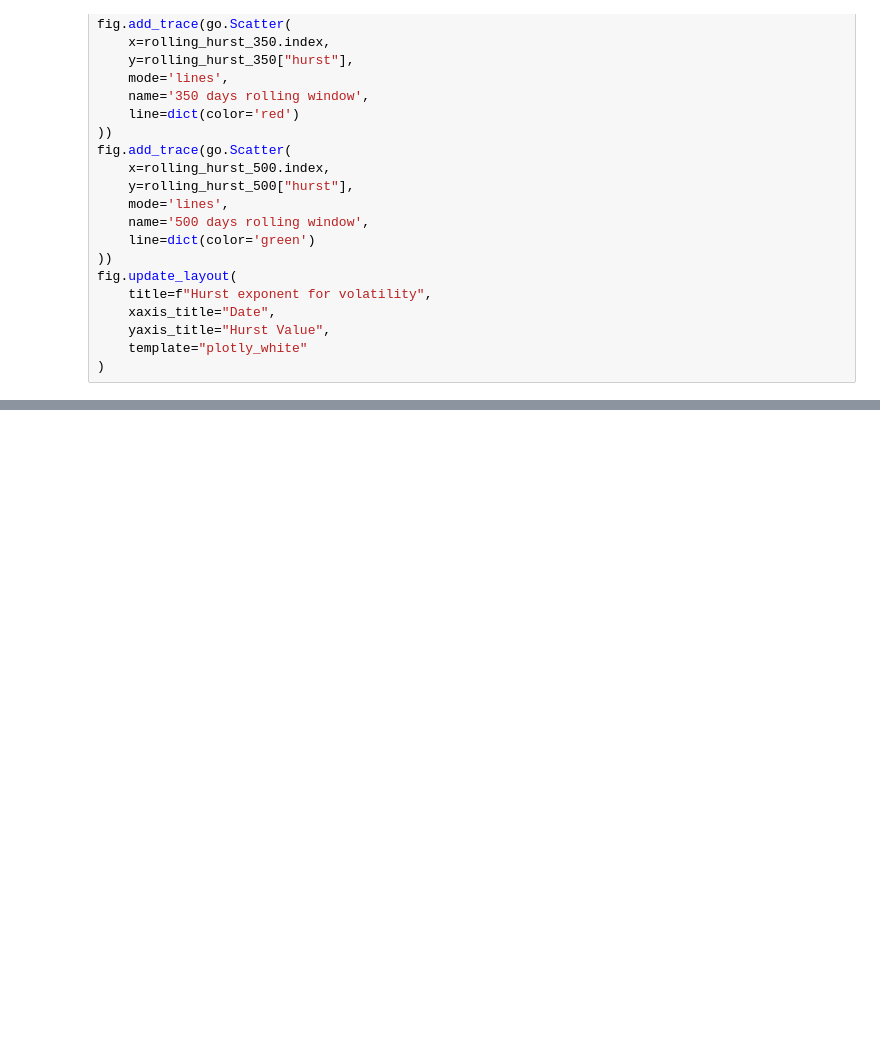
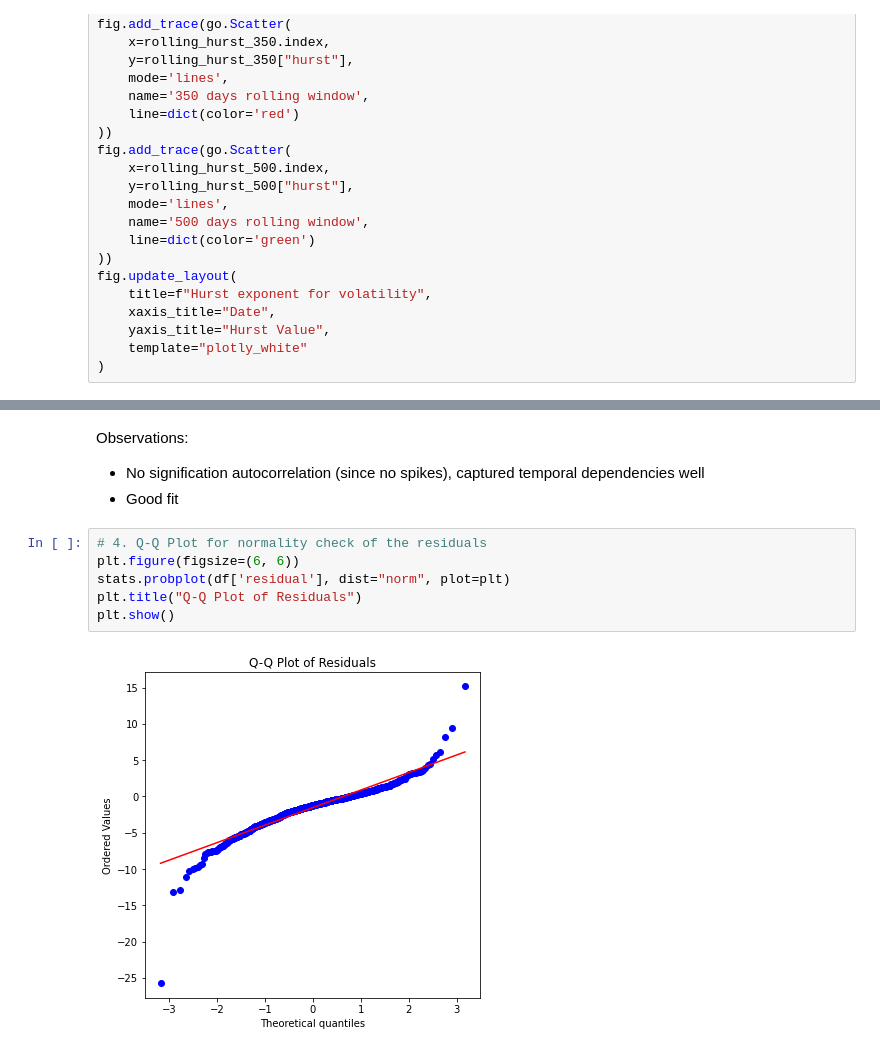
Before and after one commit to thatjosh/stats-practitioner-challenge, a Jupyter notebook: challenge/fBM_vix.ipynb, the cells around one changed output, grey strips where cells are left out. Saved outputs shown, nothing was run; the diff lists cells and outputs as text; blank space fills up the shorter version.

```diff
--- a/challenge/fBM_vix.ipynb
+++ b/challenge/fBM_vix.ipynb
@@ -293,0 +352,12 @@ fig.update_layout(
+# %% [markdown]
+Observations:
+- No signification autocorrelation (since no spikes), captured temporal dependencies well
+- Good fit
+# %%
+# 4. Q-Q Plot for normality check of the residuals
+plt.figure(figsize=(6, 6))
+stats.probplot(df['residual'], dist="norm", plot=plt)
+plt.title("Q-Q Plot of Residuals")
+plt.show()
+# %% [output]
+[figure, added]
```
Also changed, not shown: parts of 17 cells of this notebook, 1 other file.
